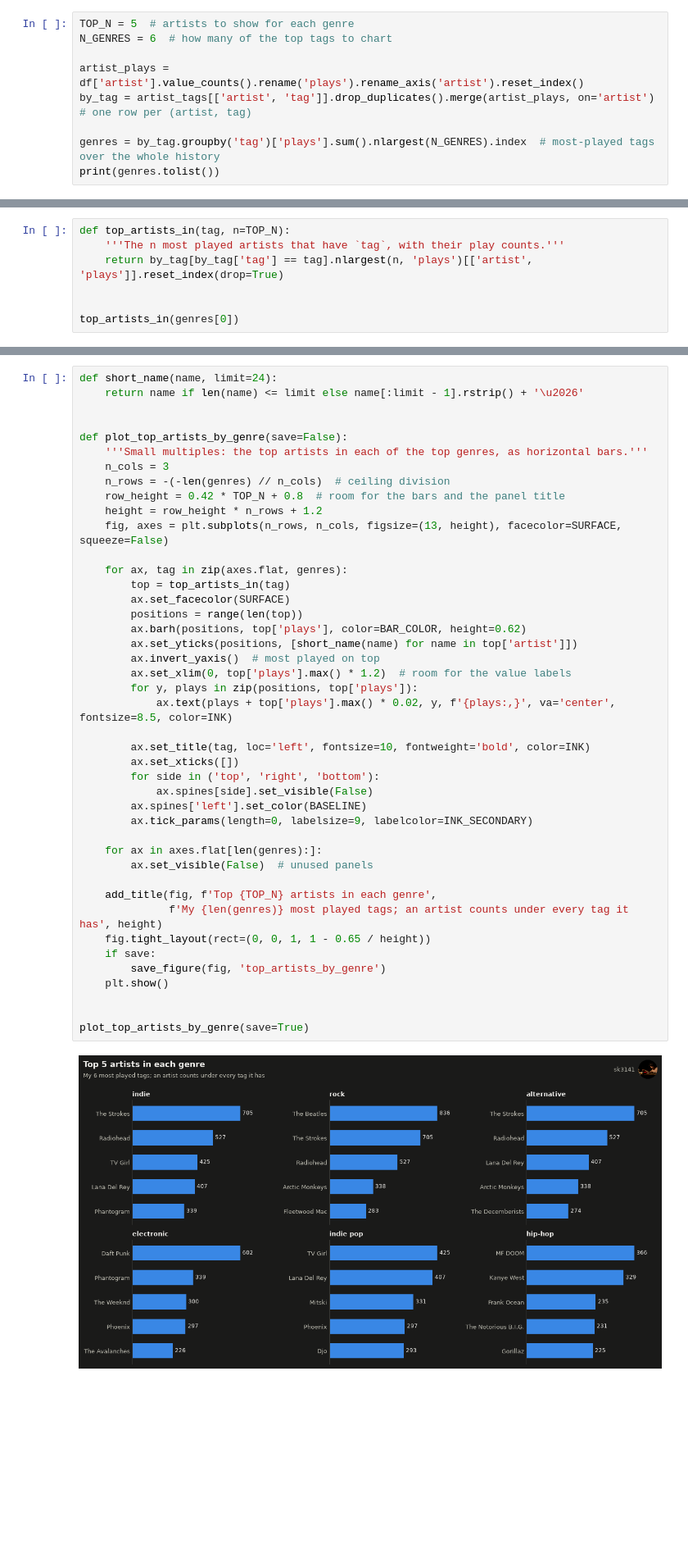
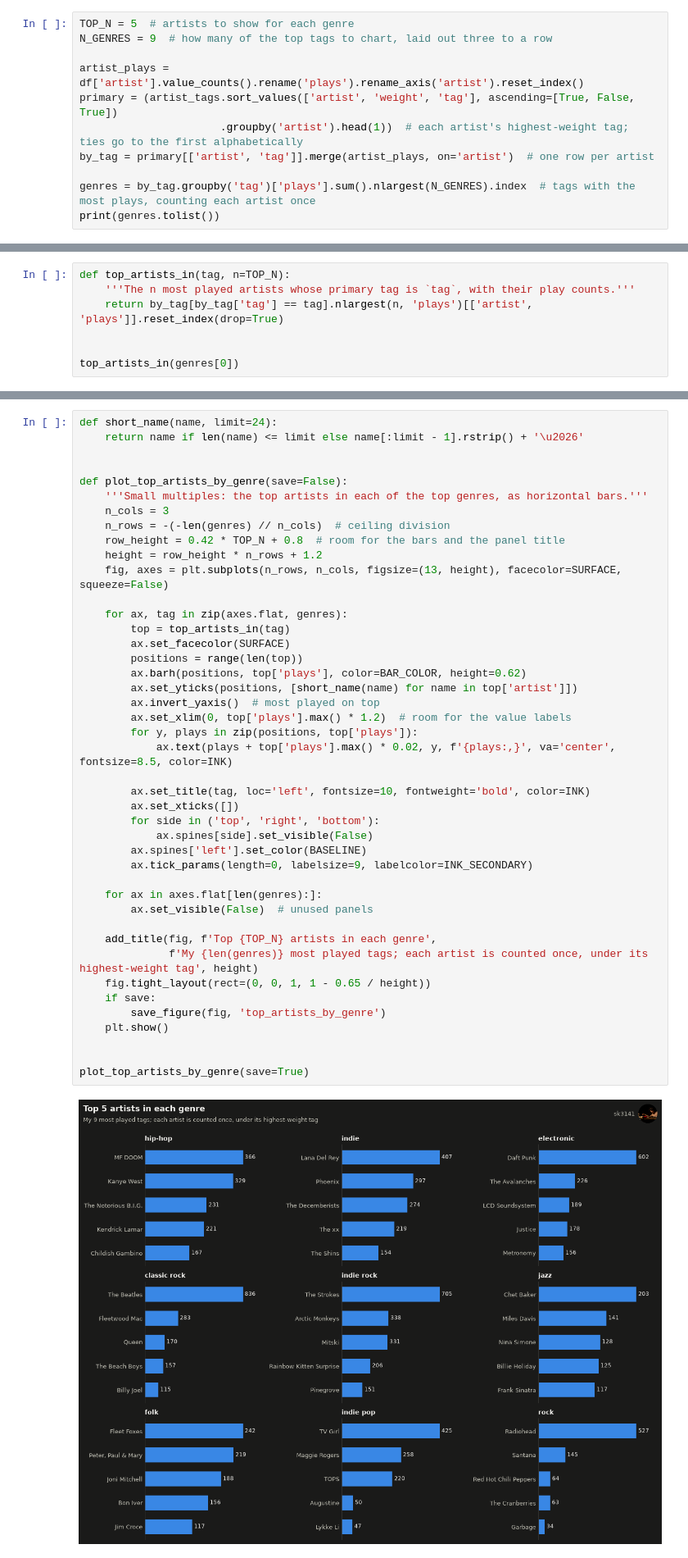
Before and after one commit to skumagai3/lastfm_data_demos, a Jupyter notebook: 09_top_artists_per_genre.ipynb, the cells around one changed output, grey strips where cells are left out. Shown at 82% size. Drawn from its saved outputs; the diff is of its cells as text; blank space fills up the shorter version.

Commit message:
Added pie chart for genres, adjusted plotting of top N of N genres

```diff
--- a/09_top_artists_per_genre.ipynb
+++ b/09_top_artists_per_genre.ipynb
@@ -30,10 +31,12 @@ Plays are counted per artist, then matched to each of the artist's tags. An arti
 # %%
 TOP_N = 5  # artists to show for each genre
-N_GENRES = 6  # how many of the top tags to chart
+N_GENRES = 9  # how many of the top tags to chart, laid out three to a row
 
 artist_plays = df['artist'].value_counts().rename('plays').rename_axis('artist').reset_index()
-by_tag = artist_tags[['artist', 'tag']].drop_duplicates().merge(artist_plays, on='artist')  # one row per (artist, tag)
+primary = (artist_tags.sort_values(['artist', 'weight', 'tag'], ascending=[True, False, True])
+                      .groupby('artist').head(1))  # each artist's highest-weight tag; ties go to the first alphabetically
+by_tag = primary[['artist', 'tag']].merge(artist_plays, on='artist')  # one row per artist
 
-genres = by_tag.groupby('tag')['plays'].sum().nlargest(N_GENRES).index  # most-played tags over the whole history
+genres = by_tag.groupby('tag')['plays'].sum().nlargest(N_GENRES).index  # tags with the most plays, counting each artist once
 print(genres.tolist())
 # %% [output]
@@ -45,6 +48,6 @@ print(genres.tolist())
 # %%
 def top_artists_in(tag, n=TOP_N):
-    '''The n most played artists that have `tag`, with their play counts.'''
+    '''The n most played artists whose primary tag is `tag`, with their play counts.'''
     return by_tag[by_tag['tag'] == tag].nlargest(n, 'plays')[['artist', 'plays']].reset_index(drop=True)
 
 
@@ -76,32 +79,32 @@ def plot_top_artists_by_genre(save=False):
     for ax, tag in zip(axes.flat, genres):
         top = top_artists_in(tag)
         ax.set_facecolor(SURFACE)
         positions = range(len(top))
         ax.barh(positions, top['plays'], color=BAR_COLOR, height=0.62)
         ax.set_yticks(positions, [short_name(name) for name in top['artist']])
         ax.invert_yaxis()  # most played on top
         ax.set_xlim(0, top['plays'].max() * 1.2)  # room for the value labels
         for y, plays in zip(positions, top['plays']):
             ax.text(plays + top['plays'].max() * 0.02, y, f'{plays:,}', va='center', fontsize=8.5, color=INK)
 
         ax.set_title(tag, loc='left', fontsize=10, fontweight='bold', color=INK)
         ax.set_xticks([])
         for side in ('top', 'right', 'bottom'):
             ax.spines[side].set_visible(False)
         ax.spines['left'].set_color(BASELINE)
         ax.tick_params(length=0, labelsize=9, labelcolor=INK_SECONDARY)
 
     for ax in axes.flat[len(genres):]:
         ax.set_visible(False)  # unused panels
 
     add_title(fig, f'Top {TOP_N} artists in each genre',
-              f'My {len(genres)} most played tags; an artist counts under every tag it has', height)
+              f'My {len(genres)} most played tags; each artist is counted once, under its highest-weight tag', height)
     fig.tight_layout(rect=(0, 0, 1, 1 - 0.65 / height))
     if save:
         save_figure(fig, 'top_artists_by_genre')
     plt.show()
 
 
 plot_top_artists_by_genre(save=True)
 # %% [output]
-[figure, old version]
+[figure, new version]
```
Also changed, not shown: parts of 9 cells of this notebook, 4 other files.
